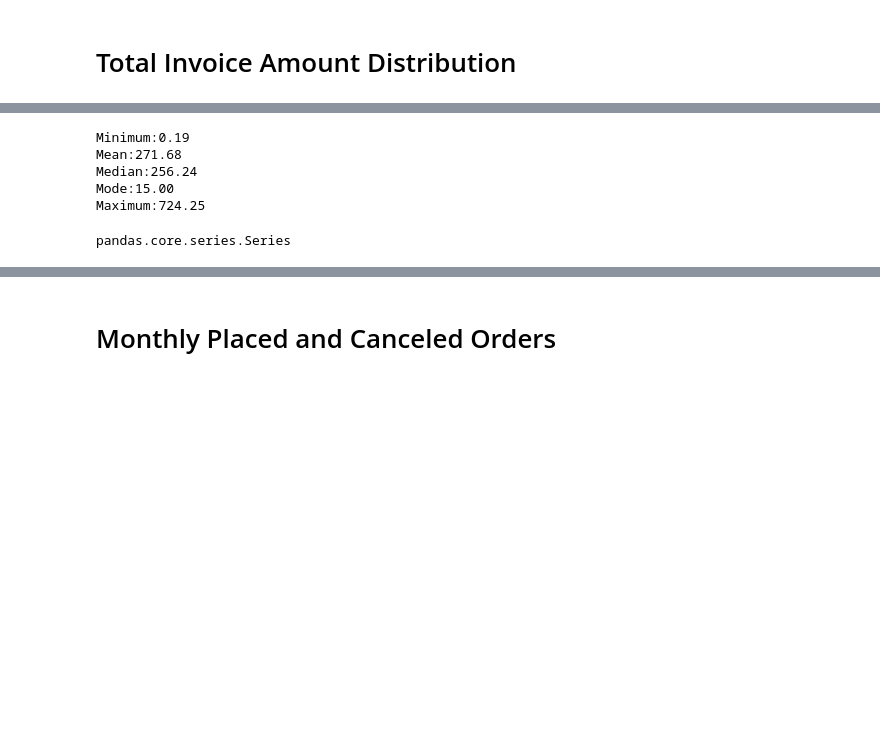
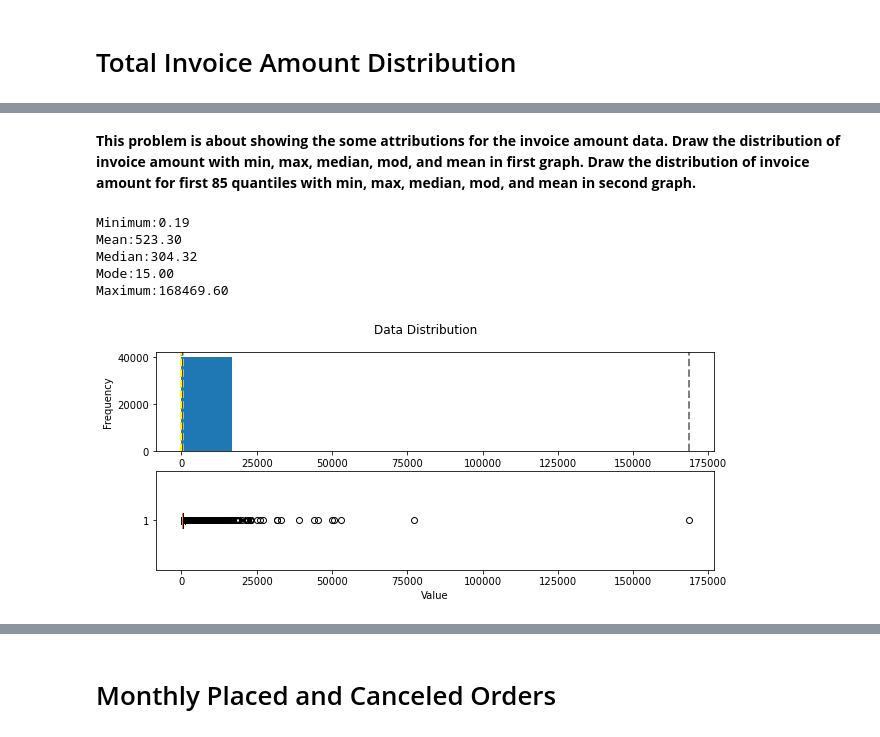
Before and after one commit to jarviscanada/jarvis_data_eng_SiqiYang, a Jupyter notebook: python_data_wrangling/retail_data_analytics_wrangling.ipynb, the cells around one changed output, grey strips where cells are left out. Drawn from its saved outputs; the diff is of its cells as text; code cells hidden in the pictures; blank space fills up the shorter version.

Commit message:
data analytics

```diff
--- a/python_data_wrangling/retail_data_analytics_wrangling.ipynb
+++ b/python_data_wrangling/retail_data_analytics_wrangling.ipynb
@@ -105,38 +90,45 @@ memory usage: 65.1+ MB
+# %% [markdown]
+**This problem is about showing the some attributions for the invoice amount data.
+Draw the distribution of invoice amount with min, max, median, mod, and mean in first graph.
+Draw the distribution of invoice amount for first 85 quantiles with min, max, median, mod, and mean in second graph.**
 # %%
-retail_df["amount"] = retail_df["quantity"] * retail_df["unit_price"]
-retail = retail_df[retail_df.amount > 0]
-var_data = retail.groupby(["invoice_no"]).sum()
-var_data = var_data[var_data.amount < var_data["amount"].quantile(0.85)]
-min_val = var_data.min()["amount"]
-max_val = var_data.max()["amount"]
-mean_val = var_data.mean()["amount"]
-med_val = var_data.median()["amount"]
-mod_val = var_data.mode()["amount"][0]
-print('Minimum:{:.2f}\nMean:{:.2f}\nMedian:{:.2f}\nMode:{:.2f}\nMaximum:{:.2f}\n'.format(min_val,
+def show_distribution(var_data):
+    var_data = var_data["amount"]
+    min_val = var_data.min()
+    max_val = var_data.max()
+    mean_val = var_data.mean()
+    med_val = var_data.median()
+    mod_val = var_data.mode()[0]
+    print('Minimum:{:.2f}\nMean:{:.2f}\nMedian:{:.2f}\nMode:{:.2f}\nMaximum:{:.2f}\n'.format(min_val,
                                                                                             mean_val,
                                                                                             med_val,
                                                                                             mod_val,
                                                                                             max_val))
+    fig, ax = plt.subplots(2, 1, figsize = (10,4))
+    ax[0].hist(var_data)
+    ax[0].set_ylabel('Frequency')
+    ax[0].axvline(x=min_val, color = 'gray', linestyle='dashed', linewidth = 2)
+    ax[0].axvline(x=mean_val, color = 'cyan', linestyle='dashed', linewidth = 2)
+    ax[0].axvline(x=med_val, color = 'red', linestyle='dashed', linewidth = 2)
+    ax[0].axvline(x=mod_val, color = 'yellow', linestyle='dashed', linewidth = 2)
+    ax[0].axvline(x=max_val, color = 'gray', linestyle='dashed', linewidth = 2)
+    ax[1].boxplot(var_data, vert=False)
+    ax[1].set_xlabel('Value')
+    fig.suptitle('Data Distribution')
+    fig.show()
 
 
-fig, ax = plt.subplots(2, 1, figsize = (10,4))
-ax[0].hist(var_data)
-ax[0].set_ylabel('Frequency')
-ax[0].axvline(x=min_val, color = 'gray', linestyle='dashed', linewidth = 2)
-ax[0].axvline(x=mean_val, color = 'cyan', linestyle='dashed', linewidth = 2)
-ax[0].axvline(x=med_val, color = 'red', linestyle='dashed', linewidth = 2)
-ax[0].axvline(x=mod_val, color = 'yellow', linestyle='dashed', linewidth = 2)
-ax[0].axvline(x=max_val, color = 'gray', linestyle='dashed', linewidth = 2)
-fig.suptitle('Data Distribution')
-fig.show()
+retail_df["amount"] = retail_df["quantity"] * retail_df["unit_price"]
+
+retail = retail_df[retail_df.amount > 0]
+
+var_data = retail.groupby(["invoice_no"]).sum()
+
+show_distribution(var_data)
 # %% [output]
 Minimum:0.19
-Mean:271.68
-Median:256.24
+Mean:523.30
+Median:304.32
 Mode:15.00
-Maximum:724.25
+Maximum:168469.60
+[figure, added]
-# %%
-
-type(plot)
-# %% [output]
-pandas.core.series.Series
```
Also changed, not shown: parts of 12 cells of this notebook, 2 other files.
